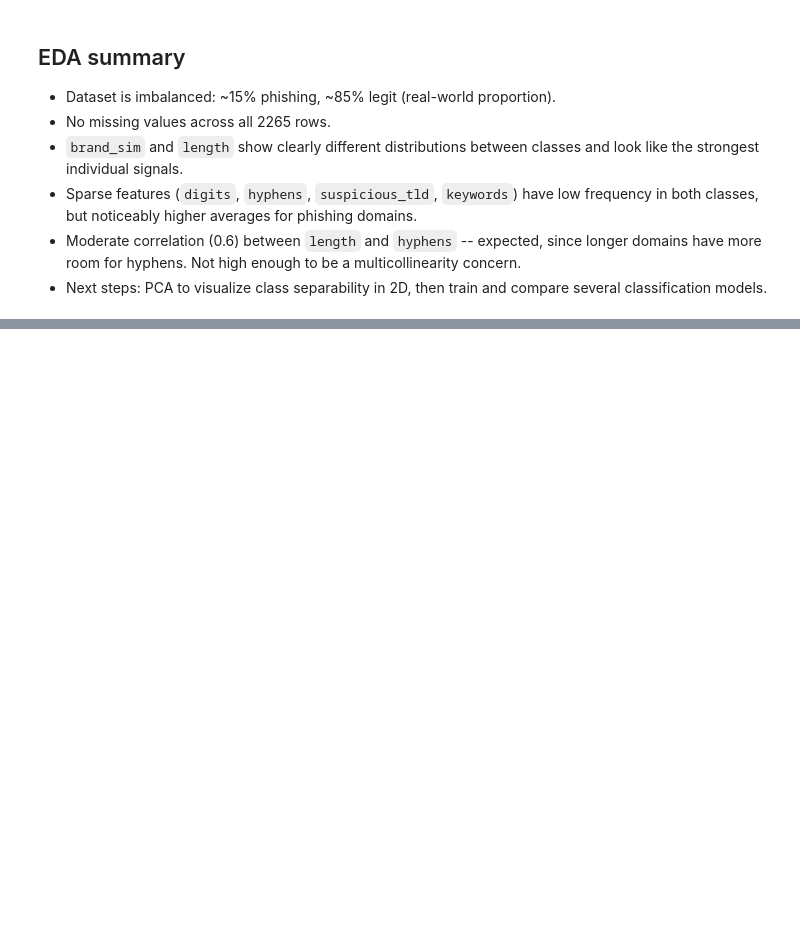
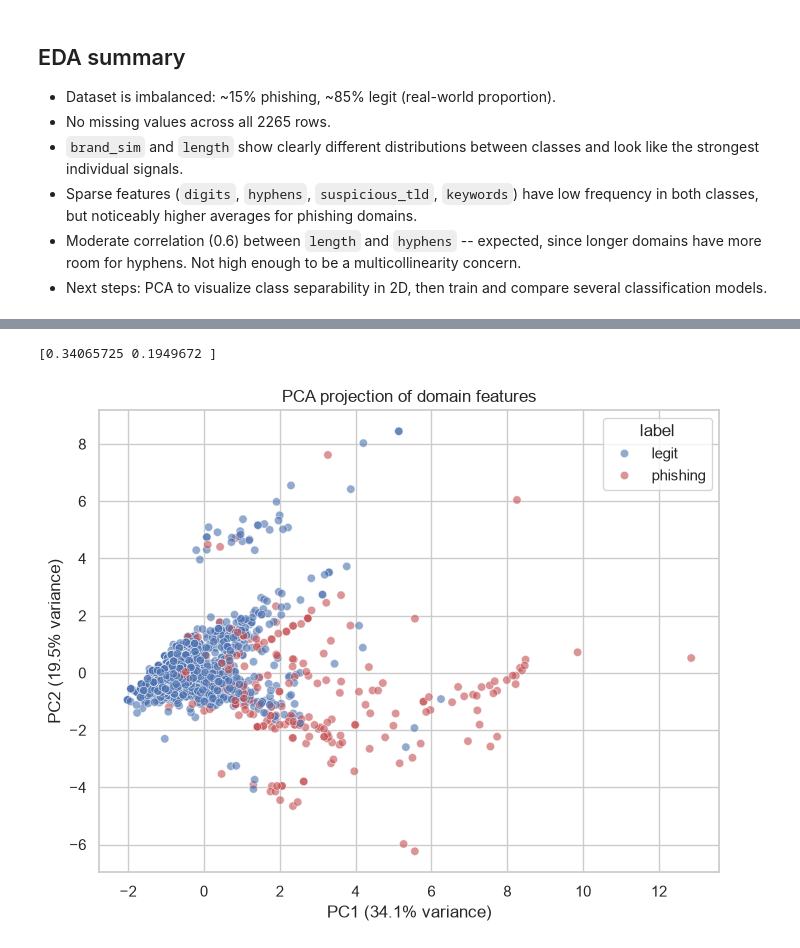
Before and after one commit to michallitwin/phishguard-live, a Jupyter notebook: notebooks/eda.ipynb, the cells around one changed output, grey strips where cells are left out. Saved outputs shown, nothing was run; the diff lists cells and outputs as text; code cells hidden in the pictures; blank space fills up the shorter version.

Commit message:
Add PCA visualization and DBSCAN clustering analysis

```diff
--- a/notebooks/eda.ipynb
+++ b/notebooks/eda.ipynb
@@ -129,0 +140,23 @@ plt.show()
+# %%
+X = df[numeric_cols].values
+y = df["label"].values
+# %%
+scaler = StandardScaler()
+X_scaled = scaler.fit_transform(X)
+# %%
+pca = PCA(n_components=2, random_state=42)
+X_pca = pca.fit_transform(X_scaled)
+# %%
+print(pca.explained_variance_ratio_)
+# %% [output]
+[0.34065725 0.1949672 ]
+# %%
+plt.figure(figsize=(8, 6))
+sns.scatterplot(x=X_pca[:, 0], y=X_pca[:, 1], hue=df["label"], alpha=0.6,
+                 palette={"legit": "#4C72B0", "phishing": "#C44E52"})
+plt.xlabel(f"PC1 ({pca.explained_variance_ratio_[0]*100:.1f}% variance)")
+plt.ylabel(f"PC2 ({pca.explained_variance_ratio_[1]*100:.1f}% variance)")
+plt.title("PCA projection of domain features")
+plt.show()
+# %% [output]
+[figure, added]
```
Also changed, not shown: parts of 12 cells of this notebook.
